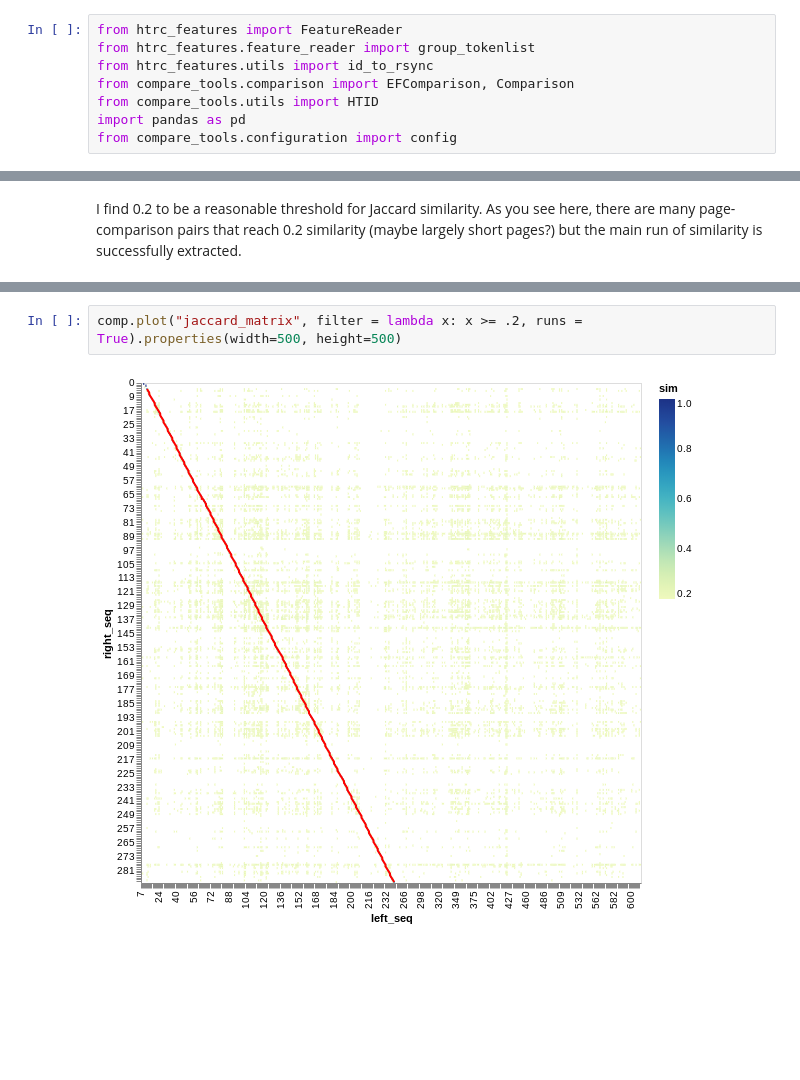
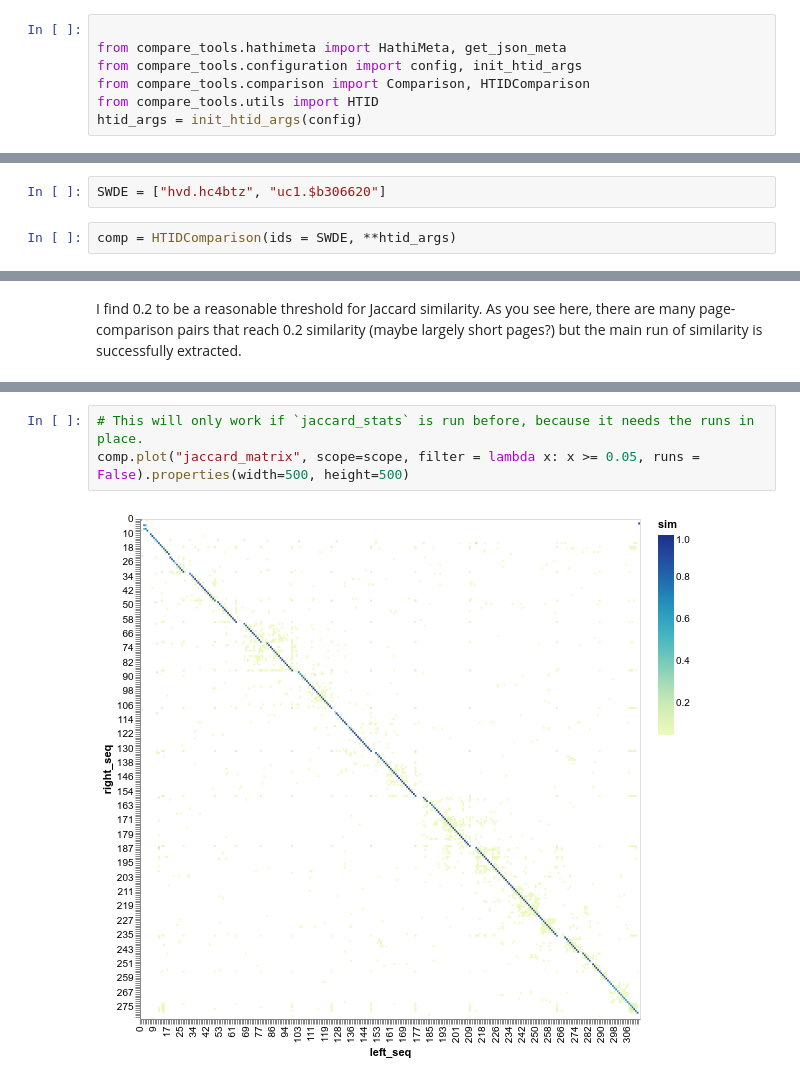
Before and after one commit to massivetexts/compare-tools, a Jupyter notebook: examples/Jaccard.ipynb, the cells around one changed output, grey strips where cells are left out. Saved outputs shown, nothing was run; the diff lists cells and outputs as text; blank space fills up the shorter version.

Commit message:
Jaccard metrics and loading refactor

```diff
--- a/examples/Jaccard.ipynb
+++ b/examples/Jaccard.ipynb
@@ -4,8 +7,7 @@
 # %%
-from htrc_features import FeatureReader
-from htrc_features.feature_reader import group_tokenlist
-from htrc_features.utils import id_to_rsync
-from compare_tools.comparison import EFComparison, Comparison
+
+from compare_tools.hathimeta import HathiMeta, get_json_meta
+from compare_tools.configuration import config, init_htid_args
+from compare_tools.comparison import Comparison, HTIDComparison
 from compare_tools.utils import HTID
-import pandas as pd
-from compare_tools.configuration import config
+htid_args = init_htid_args(config)
@@ -52,0 +79,4 @@ array([[0.0625    , 0.05128205, 0.        , ..., 0.02717391, 0.01746725,
+# %%
+SWDE = ["hvd.hc4btz", "uc1.$b306620"]
+# %%
+comp = HTIDComparison(ids = SWDE, **htid_args)
@@ -57,4 +120,5 @@ comp.assemble_sw_runs(threshold=.2)
 # %%
-comp.plot("jaccard_matrix", filter = lambda x: x >= .2, runs = True).properties(width=500, height=500)
+# This will only work if `jaccard_stats` is run before, because it needs the runs in place.
+comp.plot("jaccard_matrix", scope=scope, filter = lambda x: x >= 0.05, runs = False).properties(width=500, height=500)
 # %% [output]
-[figure, old version]
+[figure, new version]
```
Also changed, not shown: parts of 28 cells of this notebook, 4 other files.
